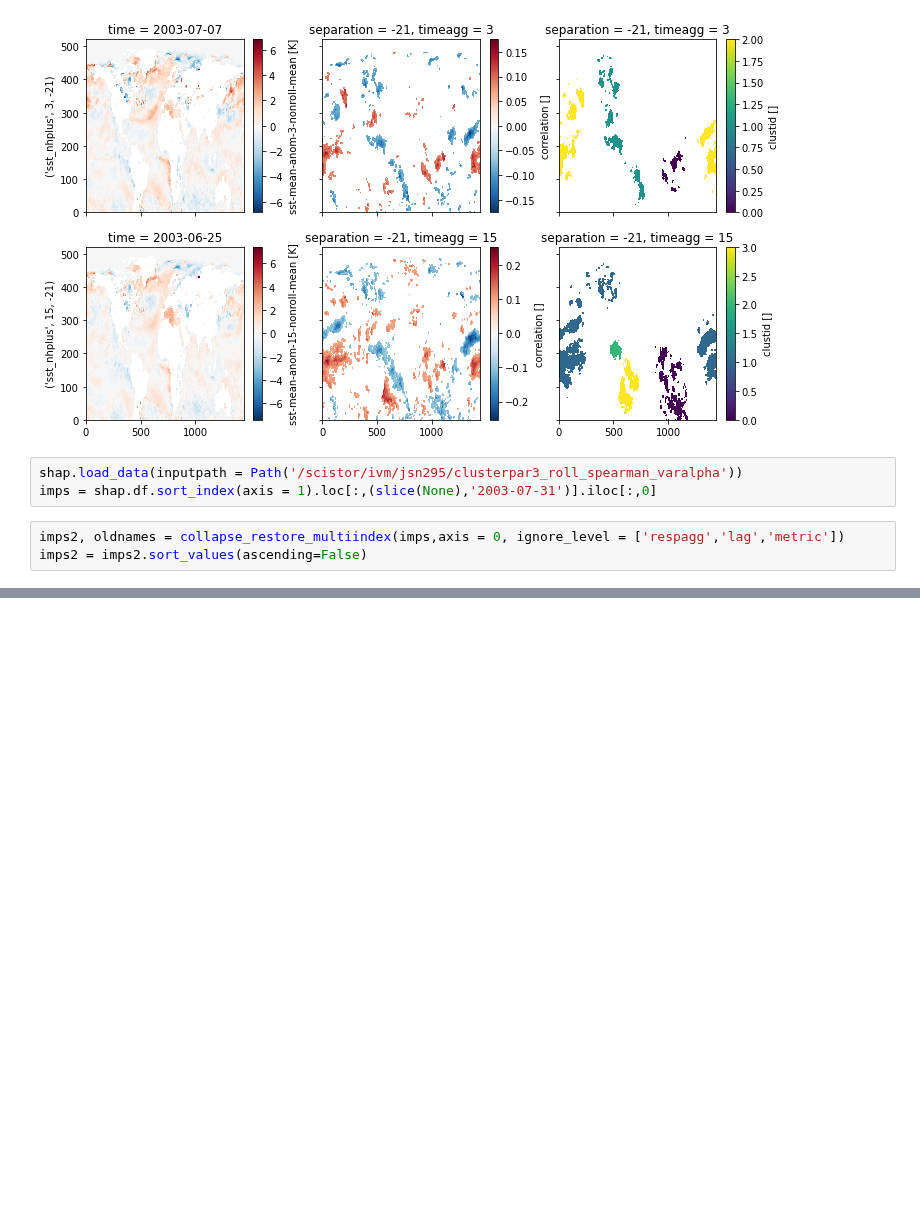
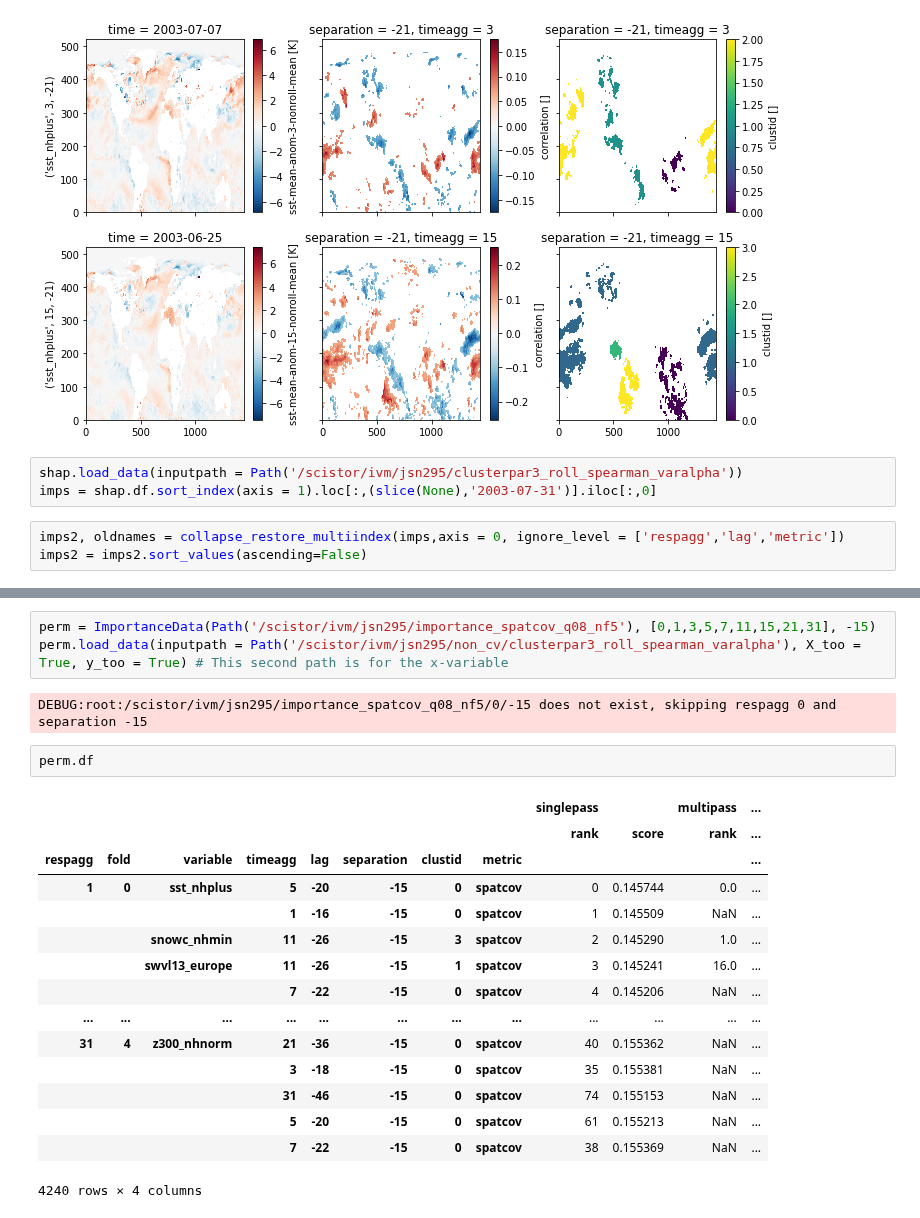
Before and after one commit to chiemvs/Weave, a Jupyter notebook: notebooks/test_inspection.ipynb, the cells around one changed output, grey strips where cells are left out. Saved outputs shown, nothing was run; the diff lists cells and outputs as text; blank space fills up the shorter version.

```diff
--- a/notebooks/test_inspection.ipynb
+++ b/notebooks/test_inspection.ipynb
@@ -124,0 +207,23 @@ plt.show()
+# %%
+perm = ImportanceData(Path('/scistor/ivm/jsn295/importance_spatcov_q08_nf5'), [0,1,3,5,7,11,15,21,31], -15)
+perm.load_data(inputpath = Path('/scistor/ivm/jsn295/non_cv/clusterpar3_roll_spearman_varalpha'), X_too = True, y_too = True) # This second path is for the x-variable
+# %% [output]
+DEBUG:root:/scistor/ivm/jsn295/importance_spatcov_q08_nf5/0/-15 does not exist, skipping respagg 0 and separation -15
+# %%
+perm.df
+# %% [output]
+|  |  |  |  |  |  |  |  | singlepass |  | multipass | ... |
+|  |  |  |  |  |  |  |  | rank | score | rank | ... |
+| respagg | fold | variable | timeagg | lag | separation | clustid | metric |  |  |  | ... |
+| 1 | 0 | sst_nhplus | 5 | -20 | -15 | 0 | spatcov | 0 | 0.145744 | 0.0 | ... |
+|  |  |  | 1 | -16 | -15 | 0 | spatcov | 1 | 0.145509 | NaN | ... |
+|  |  | snowc_nhmin | 11 | -26 | -15 | 3 | spatcov | 2 | 0.145290 | 1.0 | ... |
+|  |  | swvl13_europe | 11 | -26 | -15 | 1 | spatcov | 3 | 0.145241 | 16.0 | ... |
+|  |  |  | 7 | -22 | -15 | 0 | spatcov | 4 | 0.145206 | NaN | ... |
+| ... | ... | ... | ... | ... | ... | ... | ... | ... | ... | ... | ... |
+| 31 | 4 | z300_nhnorm | 21 | -36 | -15 | 0 | spatcov | 40 | 0.155362 | NaN | ... |
+|  |  |  | 3 | -18 | -15 | 0 | spatcov | 35 | 0.155381 | NaN | ... |
+|  |  |  | 31 | -46 | -15 | 0 | spatcov | 74 | 0.155153 | NaN | ... |
+|  |  |  | 5 | -20 | -15 | 0 | spatcov | 61 | 0.155213 | NaN | ... |
+|  |  |  | 7 | -22 | -15 | 0 | spatcov | 38 | 0.155369 | NaN | ... |
+4240 rows × 4 columns
```
Also changed, not shown: parts of 15 cells of this notebook, 1 other file.
